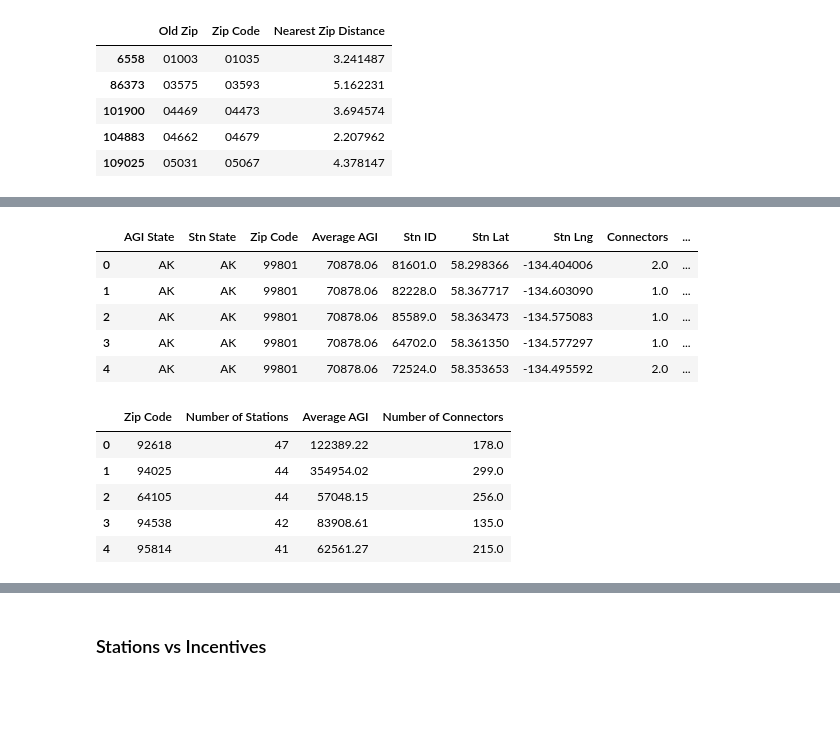
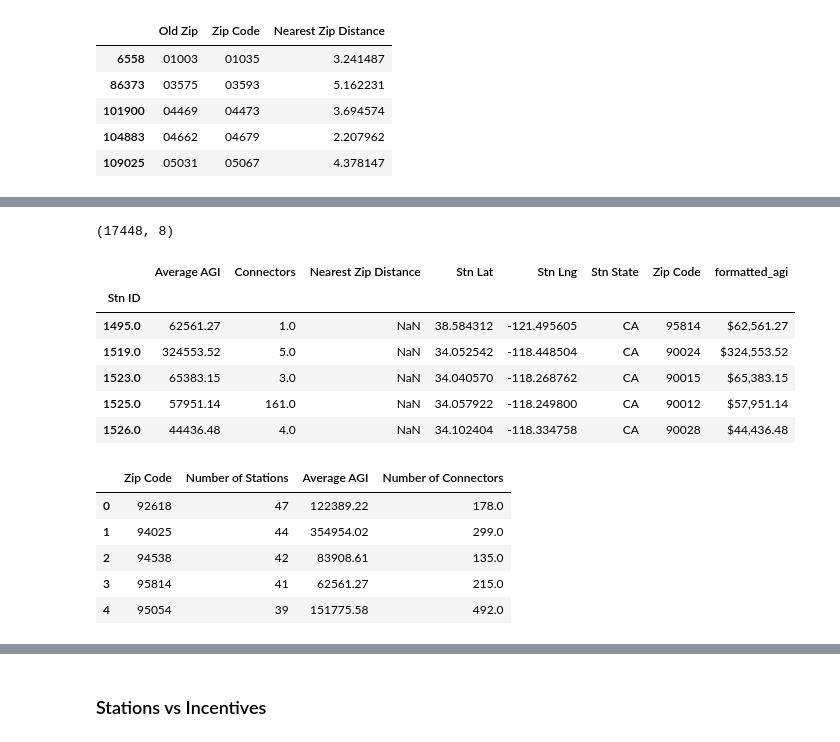
Before and after one commit to VanessaVanG/GW_Project1, a Jupyter notebook: data_exploration_cleanup.ipynb, the cells around one changed output, grey strips where cells are left out. Cells and saved outputs as stored; diff of their text form; code cells hidden in the pictures; blank space fills up the shorter version.

```diff
--- a/data_exploration_cleanup.ipynb
+++ b/data_exploration_cleanup.ipynb
@@ -308,0 +356,7 @@ stn_group = stn_pre_agi_df.groupby(["Zip Code", "Stn ID"])
+# %%
+#remove the rows that don't have stations
+zip_combined_df = zip_combined_df.dropna(subset=['Zip Code'], axis=0)
+
+print(zip_combined_df.shape)
+
+zip_combined_df.head()
@@ -308,0 +375,7 @@ stn_group = stn_pre_agi_df.groupby(["Zip Code", "Stn ID"])
+# %%
+#set the indices of zip_combined_df and stn_agi_df to Stn ID
+zip_combined_df = zip_combined_df.set_index('Stn ID', drop=True)
+id_stn_agi_df = stn_agi_df.set_index('Stn ID', drop=True)
+
+print(id_stn_agi_df.head())
+zip_combined_df.head()
@@ -308,0 +405,6 @@ stn_group = stn_pre_agi_df.groupby(["Zip Code", "Stn ID"])
+# %%
+#fill in the missing agis with the agis from zip_combined
+nz_stn_agi_df = id_stn_agi_df.combine_first(zip_combined_df)
+
+print(nz_stn_agi_df.shape)
+nz_stn_agi_df.head()
@@ -308,0 +420,6 @@ stn_group = stn_pre_agi_df.groupby(["Zip Code", "Stn ID"])
+# %%
+#drop the stations that don't have AGI
+nz_stn_agi_df = nz_stn_agi_df.dropna(subset=['Average AGI'], axis=0)
+
+print(nz_stn_agi_df.shape)
+nz_stn_agi_df.head()
@@ -309,33 +435,32 @@ stn_group = stn_pre_agi_df.groupby(["Zip Code", "Stn ID"])
 # %%
-#clean up column heads
-station_agi_df = stn_pre_agi_df[["AGI State", "Stn State", "Zip Code", "Average AGI",
-                                "Stn ID", "Stn Lat", "Stn Lng", "Connectors", "Nearest Zip Distance", "State"]]
+#drop the unnecessary columns
+nz_stn_agi_df = nz_stn_agi_df.drop(['AGI State', 'Old Zip'], axis=1)
 
 #add a formatted agi column for the hover text in the map
-for index,row in station_agi_df.iterrows():
-    station_agi_df.at[index, 'formatted_agi'] = ('${:,.2f}'.format(row['Average AGI']))
+for index,row in nz_stn_agi_df.iterrows():
+    nz_stn_agi_df.at[index, 'formatted_agi'] = ('${:,.2f}'.format(row['Average AGI']))
 
-#station_agi_df.head(7)
-
-#export for use in a map
-station_agi_df.to_csv('Output/station_agi_df.csv')
-
-station_agi_df.head()
+#export as csv for use in plotting
+nz_stn_agi_df.to_csv('Output/nz_stn_agi_df.csv')
+print(nz_stn_agi_df.shape)
+nz_stn_agi_df.head()
 # %% [output]
+(17448, 8)
-|  | AGI State | Stn State | Zip Code | Average AGI | Stn ID | Stn Lat | Stn Lng | Connectors | ... |
-| 0 | AK | AK | 99801 | 70878.06 | 81601.0 | 58.298366 | -134.404006 | 2.0 | ... |
-| 1 | AK | AK | 99801 | 70878.06 | 82228.0 | 58.367717 | -134.603090 | 1.0 | ... |
-| 2 | AK | AK | 99801 | 70878.06 | 85589.0 | 58.363473 | -134.575083 | 1.0 | ... |
-| 3 | AK | AK | 99801 | 70878.06 | 64702.0 | 58.361350 | -134.577297 | 1.0 | ... |
-| 4 | AK | AK | 99801 | 70878.06 | 72524.0 | 58.353653 | -134.495592 | 2.0 | ... |
+|  | Average AGI | Connectors | Nearest Zip Distance | Stn Lat | Stn Lng | Stn State | Zip Code | formatted_agi |
+| Stn ID |  |  |  |  |  |  |  |  |
+| 1495.0 | 62561.27 | 1.0 | NaN | 38.584312 | -121.495605 | CA | 95814 | $62,561.27 |
+| 1519.0 | 324553.52 | 5.0 | NaN | 34.052542 | -118.448504 | CA | 90024 | $324,553.52 |
+| 1523.0 | 65383.15 | 3.0 | NaN | 34.040570 | -118.268762 | CA | 90015 | $65,383.15 |
+| 1525.0 | 57951.14 | 161.0 | NaN | 34.057922 | -118.249800 | CA | 90012 | $57,951.14 |
+| 1526.0 | 44436.48 | 4.0 | NaN | 34.102404 | -118.334758 | CA | 90028 | $44,436.48 |
 # %%
 #begin creating dataframe for number of stations by AGI plot
 
 #group by zip code
-stn_group = station_agi_df.groupby(["Zip Code"])
+stn_group = nz_stn_agi_df.groupby(["Zip Code"])
 
 #find number of stations per zip code
-stn_group_df = pd.DataFrame(station_agi_df["Zip Code"].value_counts())
+stn_group_df = pd.DataFrame(nz_stn_agi_df["Zip Code"].value_counts())
 
 #find average AGI per zip code
 stn_group_df["Average AGI"] = stn_group["Average AGI"].mean()
@@ -348,15 +473,13 @@ stn_group_df = stn_group_df.reset_index()
 stn_group_df = stn_group_df.rename(columns={"index": "Zip Code", "Zip Code": "Number of Stations"})
 
 stn_group_df.head()
-
-#stn_group_df.to_csv('stn_group_df.csv')
 # %% [output]
 |  | Zip Code | Number of Stations | Average AGI | Number of Connectors |
 | 0 | 92618 | 47 | 122389.22 | 178.0 |
 | 1 | 94025 | 44 | 354954.02 | 299.0 |
-| 2 | 64105 | 44 | 57048.15 | 256.0 |
-| 3 | 94538 | 42 | 83908.61 | 135.0 |
-| 4 | 95814 | 41 | 62561.27 | 215.0 |
+| 2 | 94538 | 42 | 83908.61 | 135.0 |
+| 3 | 95814 | 41 | 62561.27 | 215.0 |
+| 4 | 95054 | 39 | 151775.58 | 492.0 |
 # %%
 #bin the AGI
 
```
Also changed, not shown: parts of 21 cells of this notebook.
